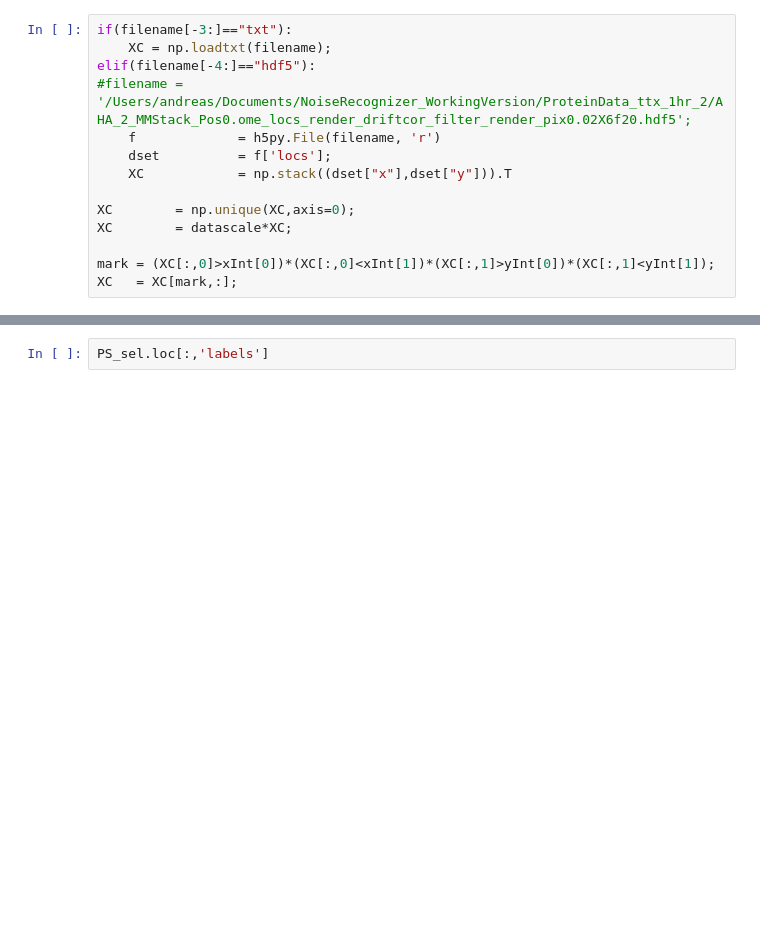
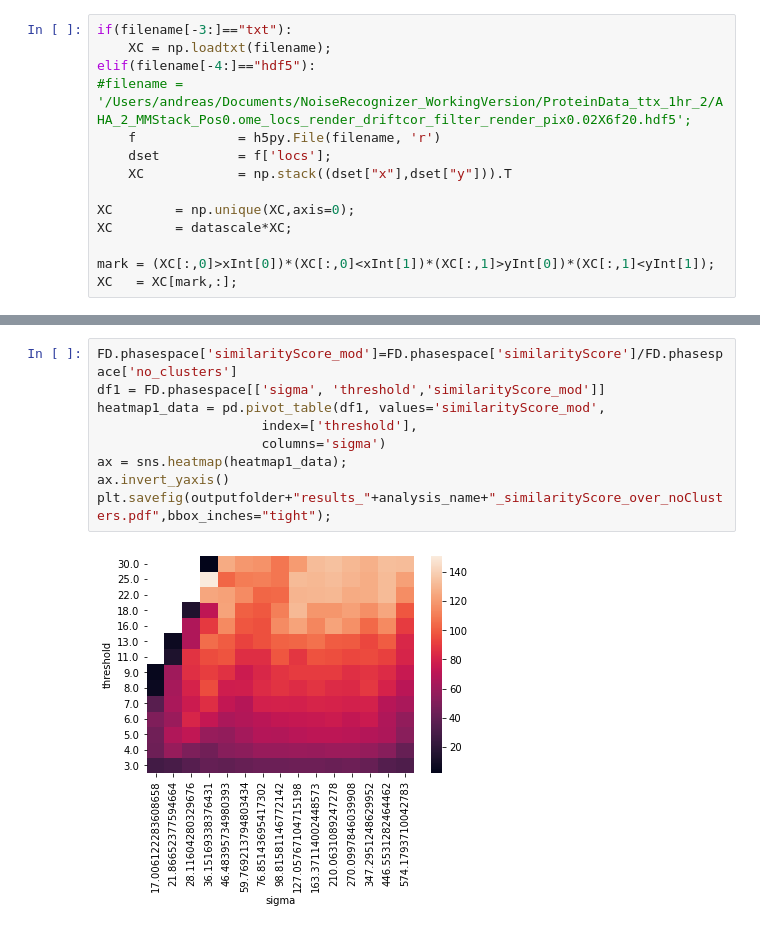
Before and after one commit to NoldAndreas/FINDER, a Jupyter notebook: Code/FigX3_Explore2DOptimizer.py.ipynb, the cells around one changed output, grey strips where cells are left out. Drawn from its saved outputs; the diff is of its cells as text; blank space fills up the shorter version.

```diff
--- a/Code/FigX3_Explore2DOptimizer.py.ipynb
+++ b/Code/FigX3_Explore2DOptimizer.py.ipynb
@@ -122,2 +143,11 @@ for th in np.unique(FD.phasespace['threshold']):
-# %%
-PS_sel.loc[:,'labels']
+# %%
+FD.phasespace['similarityScore_mod']=FD.phasespace['similarityScore']/FD.phasespace['no_clusters']
+df1 = FD.phasespace[['sigma', 'threshold','similarityScore_mod']]
+heatmap1_data = pd.pivot_table(df1, values='similarityScore_mod',
+                     index=['threshold'],
+                     columns='sigma')
+ax = sns.heatmap(heatmap1_data);
+ax.invert_yaxis()
+plt.savefig(outputfolder+"results_"+analysis_name+"_similarityScore_over_noClusters.pdf",bbox_inches="tight");
+# %% [output]
+[figure, added]
```
Also changed, not shown: parts of 14 cells of this notebook, 4 other files.
